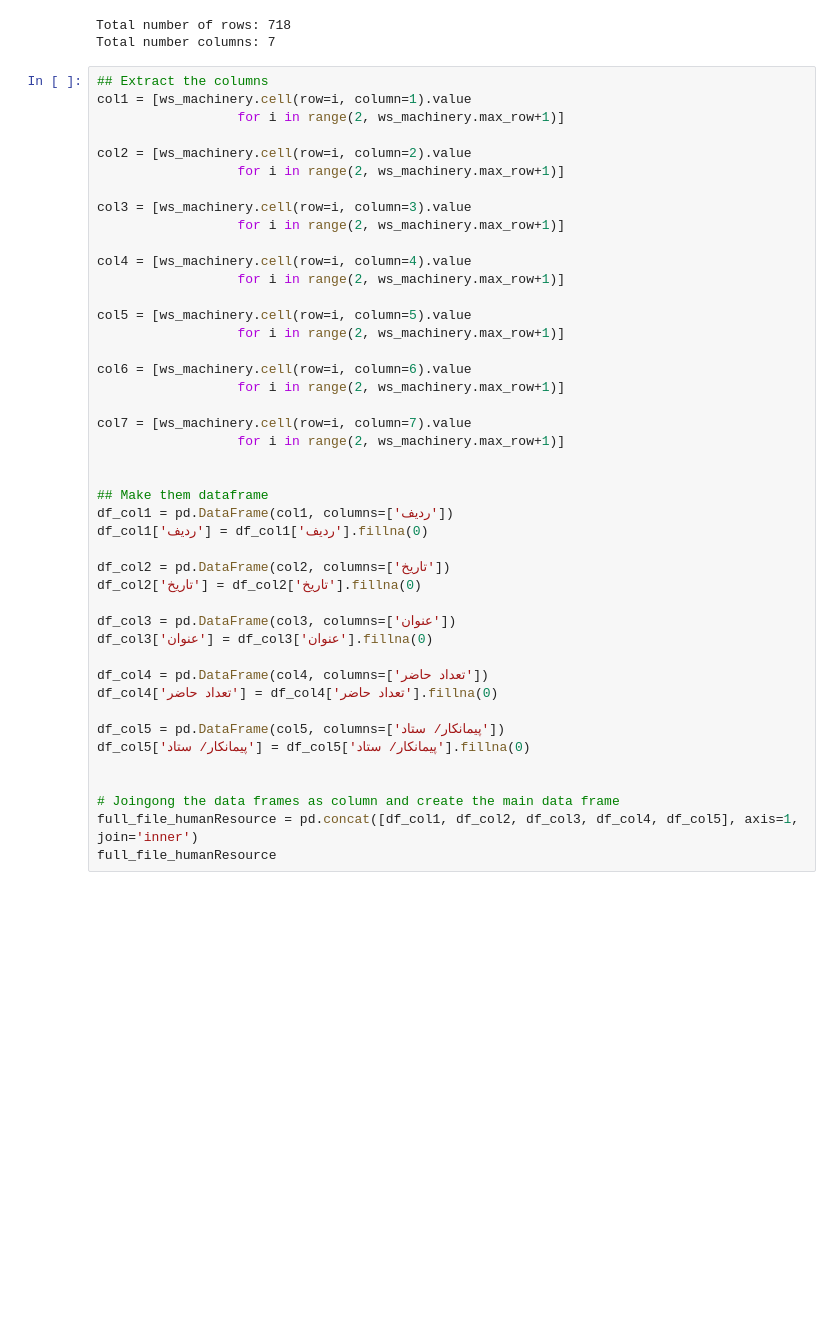
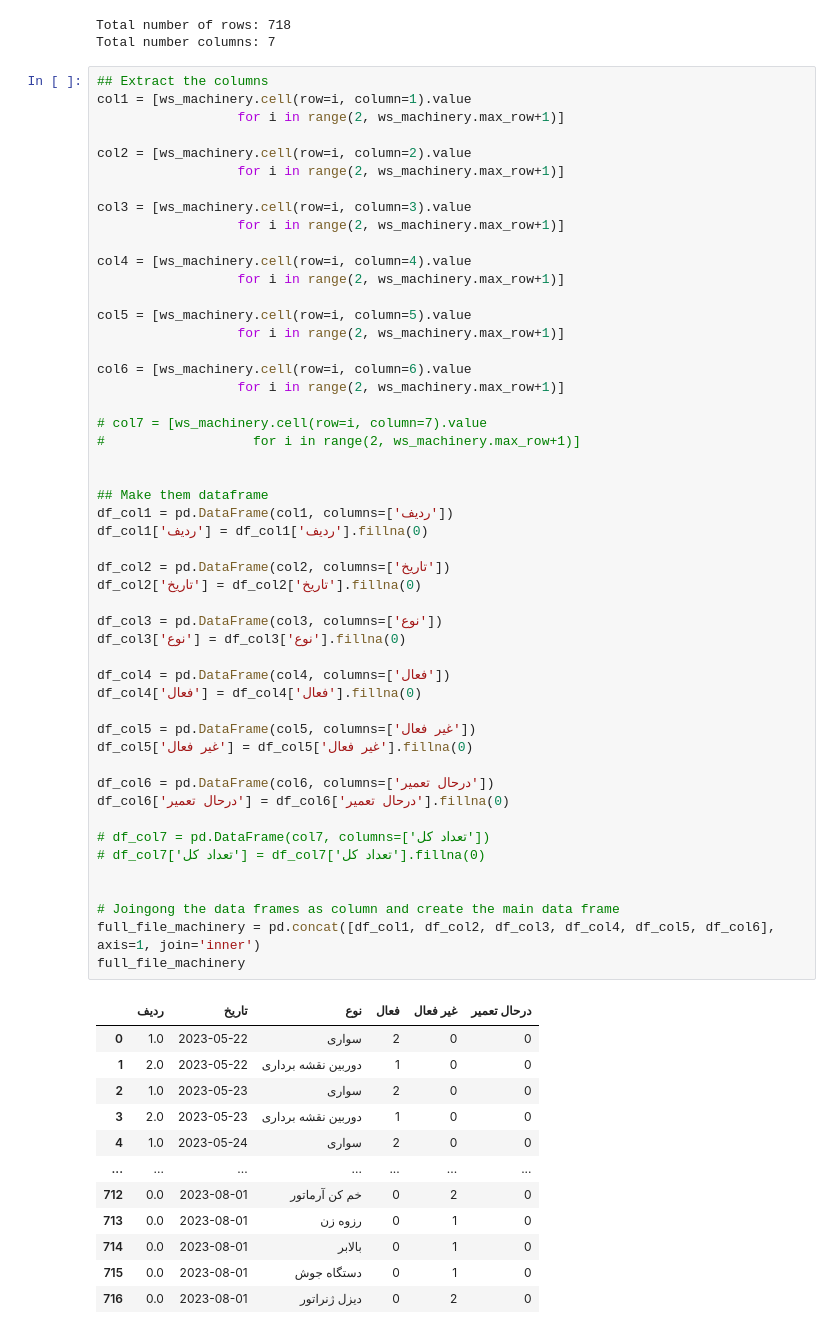
Before and after one commit to Kasrakko/Excel-With-Python, a Jupyter notebook: Copy_of_excel_with_python.ipynb, the cells around one changed output. Cells and saved outputs as stored; diff of their text form; blank space fills up the shorter version.

```diff
--- a/Copy_of_excel_with_python.ipynb
+++ b/Copy_of_excel_with_python.ipynb
@@ -624,40 +622,59 @@ col1 = [ws_machinery.cell(row=i, column=1).value
 
 col2 = [ws_machinery.cell(row=i, column=2).value
                   for i in range(2, ws_machinery.max_row+1)]
 
 col3 = [ws_machinery.cell(row=i, column=3).value
                   for i in range(2, ws_machinery.max_row+1)]
 
 col4 = [ws_machinery.cell(row=i, column=4).value
                   for i in range(2, ws_machinery.max_row+1)]
 
 col5 = [ws_machinery.cell(row=i, column=5).value
                   for i in range(2, ws_machinery.max_row+1)]
 
 col6 = [ws_machinery.cell(row=i, column=6).value
                   for i in range(2, ws_machinery.max_row+1)]
 
-col7 = [ws_machinery.cell(row=i, column=7).value
-                  for i in range(2, ws_machinery.max_row+1)]
+# col7 = [ws_machinery.cell(row=i, column=7).value
+#                   for i in range(2, ws_machinery.max_row+1)]
 
 
 ## Make them dataframe
 df_col1 = pd.DataFrame(col1, columns=['رديف'])
 df_col1['رديف'] = df_col1['رديف'].fillna(0)
 
 df_col2 = pd.DataFrame(col2, columns=['تاریخ'])
 df_col2['تاریخ'] = df_col2['تاریخ'].fillna(0)
 
-df_col3 = pd.DataFrame(col3, columns=['عنوان'])
-df_col3['عنوان'] = df_col3['عنوان'].fillna(0)
+df_col3 = pd.DataFrame(col3, columns=['نوع'])
+df_col3['نوع'] = df_col3['نوع'].fillna(0)
 
-df_col4 = pd.DataFrame(col4, columns=['تعداد حاضر'])
-df_col4['تعداد حاضر'] = df_col4['تعداد حاضر'].fillna(0)
+df_col4 = pd.DataFrame(col4, columns=['فعال'])
+df_col4['فعال'] = df_col4['فعال'].fillna(0)
 
-df_col5 = pd.DataFrame(col5, columns=['پيمانكار/ ستاد'])
-df_col5['پيمانكار/ ستاد'] = df_col5['پيمانكار/ ستاد'].fillna(0)
+df_col5 = pd.DataFrame(col5, columns=['غیر فعال'])
+df_col5['غیر فعال'] = df_col5['غیر فعال'].fillna(0)
+
+df_col6 = pd.DataFrame(col6, columns=['درحال تعمیر'])
+df_col6['درحال تعمیر'] = df_col6['درحال تعمیر'].fillna(0)
+
+# df_col7 = pd.DataFrame(col7, columns=['تعداد کل'])
+# df_col7['تعداد کل'] = df_col7['تعداد کل'].fillna(0)
 
 
 # Joingong the data frames as column and create the main data frame
-full_file_humanResource = pd.concat([df_col1, df_col2, df_col3, df_col4, df_col5], axis=1, join='inner')
-full_file_humanResource
+full_file_machinery = pd.concat([df_col1, df_col2, df_col3, df_col4, df_col5, df_col6], axis=1, join='inner')
+full_file_machinery
+# %% [output]
+|  | رديف | تاریخ | نوع | فعال | غیر فعال | درحال تعمیر |
+| 0 | 1.0 | 2023-05-22 | سواری | 2 | 0 | 0 |
+| 1 | 2.0 | 2023-05-22 | دوربین نقشه برداری | 1 | 0 | 0 |
+| 2 | 1.0 | 2023-05-23 | سواری | 2 | 0 | 0 |
+| 3 | 2.0 | 2023-05-23 | دوربین نقشه برداری | 1 | 0 | 0 |
+| 4 | 1.0 | 2023-05-24 | سواری | 2 | 0 | 0 |
+| ... | ... | ... | ... | ... | ... | ... |
+| 712 | 0.0 | 2023-08-01 | خم كن آرماتور | 0 | 2 | 0 |
+| 713 | 0.0 | 2023-08-01 | رزوه زن | 0 | 1 | 0 |
+| 714 | 0.0 | 2023-08-01 | بالابر | 0 | 1 | 0 |
+| 715 | 0.0 | 2023-08-01 | دستگاه جوش | 0 | 1 | 0 |
+| 716 | 0.0 | 2023-08-01 | ديزل ژنراتور | 0 | 2 | 0 |
```
Also changed, not shown: parts of 9 cells of this notebook.
